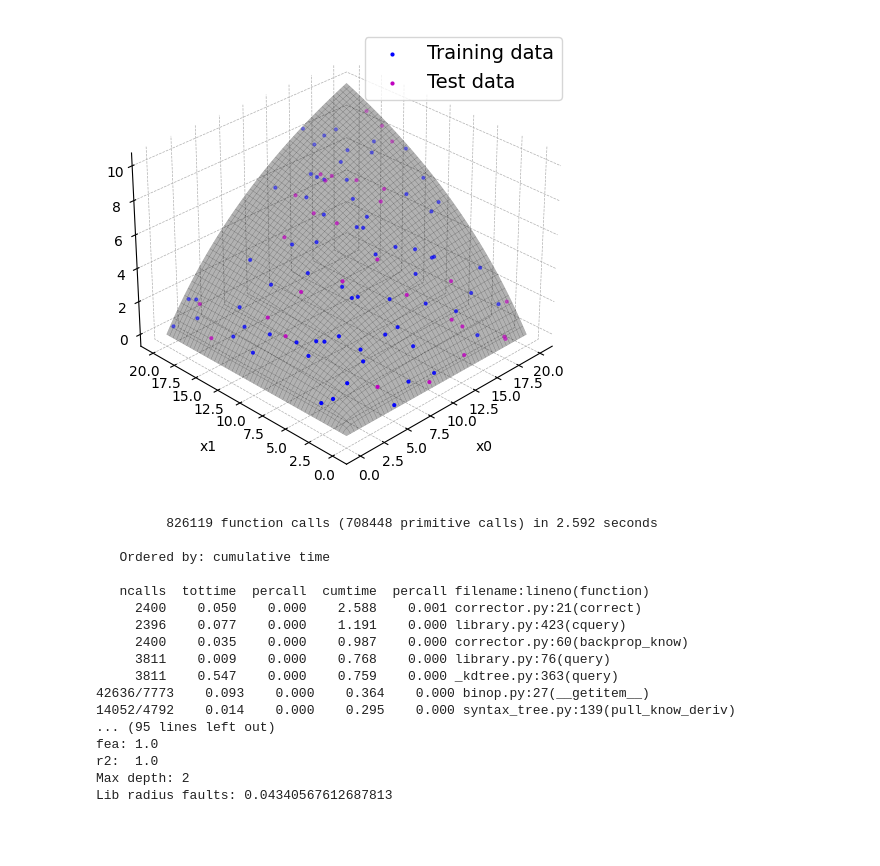
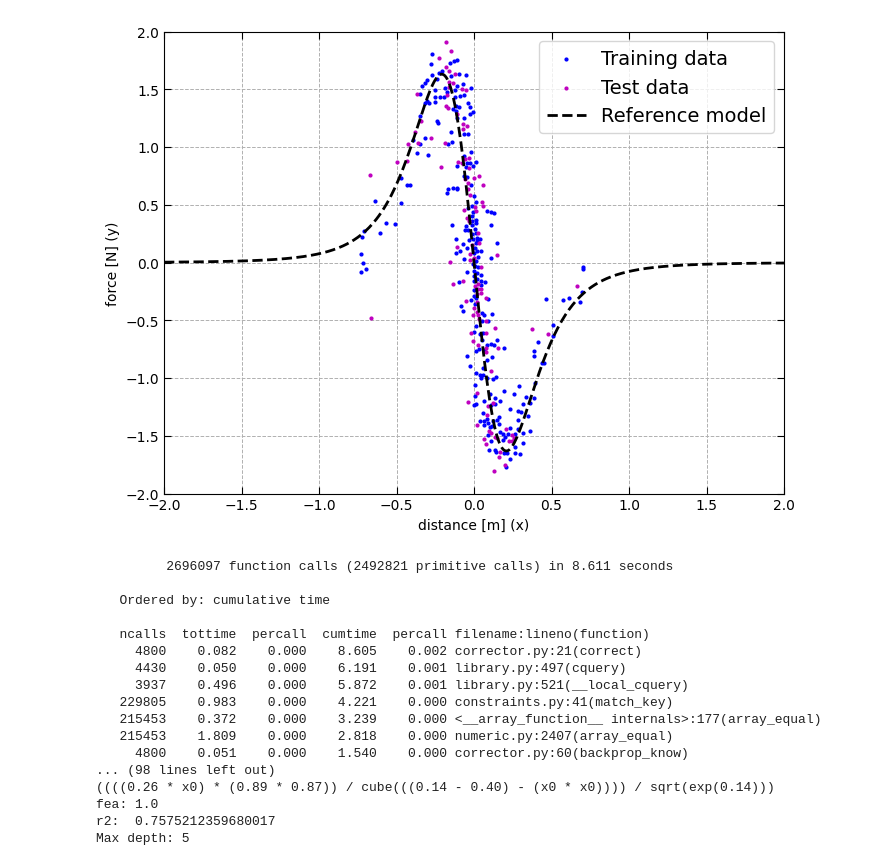
Before and after one commit to AgostinoRizzo/genpro, a Jupyter notebook: notebooks/gp.ipynb, the cells around one changed output. Cells and saved outputs as stored; diff of their text form; code cells hidden in the pictures; blank space fills up the shorter version.

```diff
--- a/notebooks/gp.ipynb
+++ b/notebooks/gp.ipynb
@@ -36,20 +36,20 @@ RANDSTATE = 124
 # %%
 randstate.setstate(RANDSTATE)
 
-#S = dataset_misc1d.MagmanDatasetScaled()
-S = dataset_misc2d.Resistance2()
+S = dataset_misc1d.MagmanDatasetScaled()
+#S = dataset_misc2d.Resistance2()
 #S = dataset_misc1d.ABSDataset()
 
-S.sample(size=SAMPLE_SIZE, noise=NOISE, mesh=False)
-#S.load('../data/magman.csv')
+#S.sample(size=SAMPLE_SIZE, noise=NOISE, mesh=False)
+S.load('../data/magman.csv')
 
 S.split(train_size=TRAIN_SIZE)
 S.get_plotter().plot(width=8, height=6, plot_knowldege=False)
 
 S_train = dataset.NumpyDataset(S)
 S_test  = dataset.NumpyDataset(S, test=True)
 # %% [output]
-[figure, old version]
+[figure, new version]
 # %%
 np.seterr(all='ignore')
 
@@ -99,25 +99,25 @@ print("\n--- Best syntax tree ---")
 print(best_stree)
 print(best_eval)
 print(f"Max depth: {best_stree.get_max_depth()}")
-if corrector is not None: print(f"Lib radius faults: {corrector.lib.get_radius_faults()}")
+#if corrector is not None: print(f"Lib radius faults: {corrector.lib.get_radius_faults()}")
 # %% [output]
-         826119 function calls (708448 primitive calls) in 2.592 seconds
+         2696097 function calls (2492821 primitive calls) in 8.611 seconds
 
    Ordered by: cumulative time
 
    ncalls  tottime  percall  cumtime  percall filename:lineno(function)
-     2400    0.050    0.000    2.588    0.001 corrector.py:21(correct)
-     2396    0.077    0.000    1.191    0.000 library.py:423(cquery)
-     2400    0.035    0.000    0.987    0.000 corrector.py:60(backprop_know)
-     3811    0.009    0.000    0.768    0.000 library.py:76(query)
-     3811    0.547    0.000    0.759    0.000 _kdtree.py:363(query)
-42636/7773    0.093    0.000    0.364    0.000 binop.py:27(__getitem__)
-14052/4792    0.014    0.000    0.295    0.000 syntax_tree.py:139(pull_know_deriv)
-... (95 lines left out)
+     4800    0.082    0.000    8.605    0.002 corrector.py:21(correct)
+     4430    0.050    0.000    6.191    0.001 library.py:497(cquery)
+     3937    0.496    0.000    5.872    0.001 library.py:521(__local_cquery)
+   229805    0.983    0.000    4.221    0.000 constraints.py:41(match_key)
+   215453    0.372    0.000    3.239    0.000 <__array_function__ internals>:177(array_equal)
+   215453    1.809    0.000    2.818    0.000 numeric.py:2407(array_equal)
+     4800    0.051    0.000    1.540    0.000 corrector.py:60(backprop_know)
+... (98 lines left out)
+((((0.26 * x0) * (0.89 * 0.87)) / cube(((0.14 - 0.40) - (x0 * x0)))) / sqrt(exp(0.14)))
 fea: 1.0
-r2:  1.0
-Max depth: 2
-Lib radius faults: 0.04340567612687813
+r2:  0.7575212359680017
+Max depth: 5
 # %%
 sympy.init_printing()
 sympy.simplify(sympy.factor(best_stree.to_sympy()))
```
Also changed, not shown: parts of 6 cells of this notebook, 3 other files.
